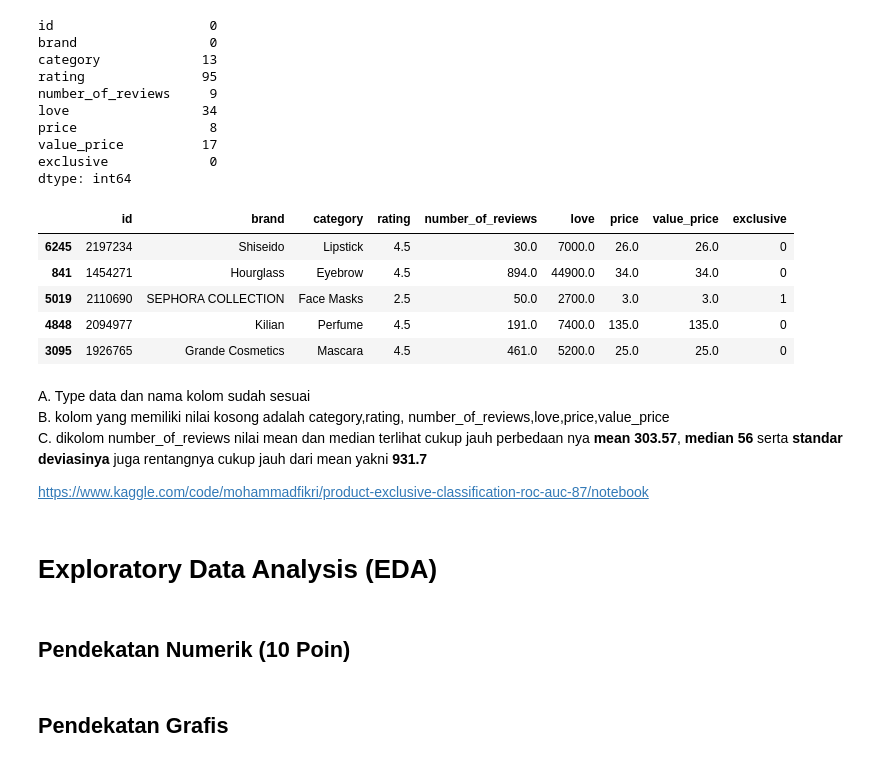
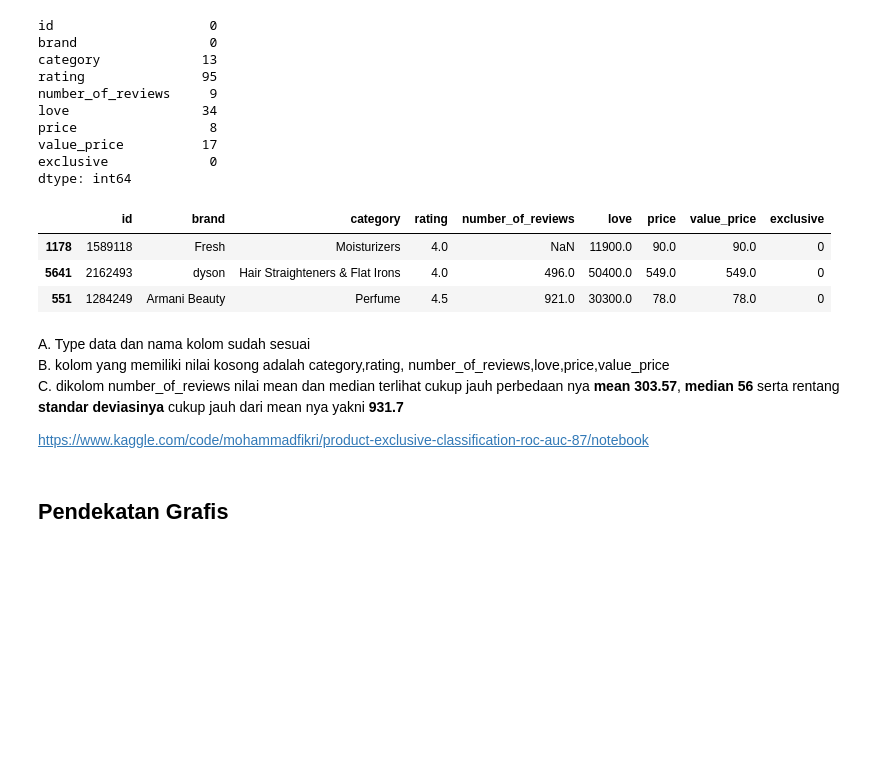
Before and after one commit to agirahmawandi/hw_ml_prep, a Jupyter notebook: Homework_ML_Preparation.ipynb, the cells around one changed output. Saved outputs shown, nothing was run; the diff lists cells and outputs as text; code cells hidden in the pictures; blank space fills up the shorter version.

```diff
--- a/Homework_ML_Preparation.ipynb
+++ b/Homework_ML_Preparation.ipynb
@@ -123,24 +104,18 @@ value_price          17
 exclusive             0
 dtype: int64
 # %%
-df.sample(5)
+df.sample(3)
 # %% [output]
 |  | id | brand | category | rating | number_of_reviews | love | price | value_price | exclusive |
-| 6245 | 2197234 | Shiseido | Lipstick | 4.5 | 30.0 | 7000.0 | 26.0 | 26.0 | 0 |
-| 841 | 1454271 | Hourglass | Eyebrow | 4.5 | 894.0 | 44900.0 | 34.0 | 34.0 | 0 |
-| 5019 | 2110690 | SEPHORA COLLECTION | Face Masks | 2.5 | 50.0 | 2700.0 | 3.0 | 3.0 | 1 |
-| 4848 | 2094977 | Kilian | Perfume | 4.5 | 191.0 | 7400.0 | 135.0 | 135.0 | 0 |
-| 3095 | 1926765 | Grande Cosmetics | Mascara | 4.5 | 461.0 | 5200.0 | 25.0 | 25.0 | 0 |
+| 1178 | 1589118 | Fresh | Moisturizers | 4.0 | NaN | 11900.0 | 90.0 | 90.0 | 0 |
+| 5641 | 2162493 | dyson | Hair Straighteners & Flat Irons | 4.0 | 496.0 | 50400.0 | 549.0 | 549.0 | 0 |
+| 551 | 1284249 | Armani Beauty | Perfume | 4.5 | 921.0 | 30300.0 | 78.0 | 78.0 | 0 |
 # %% [markdown]
 A. Type data dan nama kolom sudah sesuai <br>
 B. kolom yang memiliki nilai kosong adalah category,rating, number_of_reviews,love,price,value_price<br>
-C. dikolom number_of_reviews nilai mean dan median terlihat cukup jauh perbedaan nya **mean 303.57**, **median 56** serta **standar deviasinya** juga rentangnya cukup jauh dari mean yakni **931.7**
+C. dikolom number_of_reviews nilai mean dan median terlihat cukup jauh perbedaan nya **mean 303.57**, **median 56** serta rentang **standar deviasinya** cukup jauh dari mean nya yakni **931.7**
 
 https://www.kaggle.com/code/mohammadfikri/product-exclusive-classification-roc-auc-87/notebook
-# %% [markdown]
-# Exploratory Data Analysis (EDA)
-# %% [markdown]
-## Pendekatan Numerik (10 Poin)
 # %% [markdown]
 ## Pendekatan Grafis
 # %% [markdown]
```
Also changed, not shown: parts of 3 cells of this notebook.
